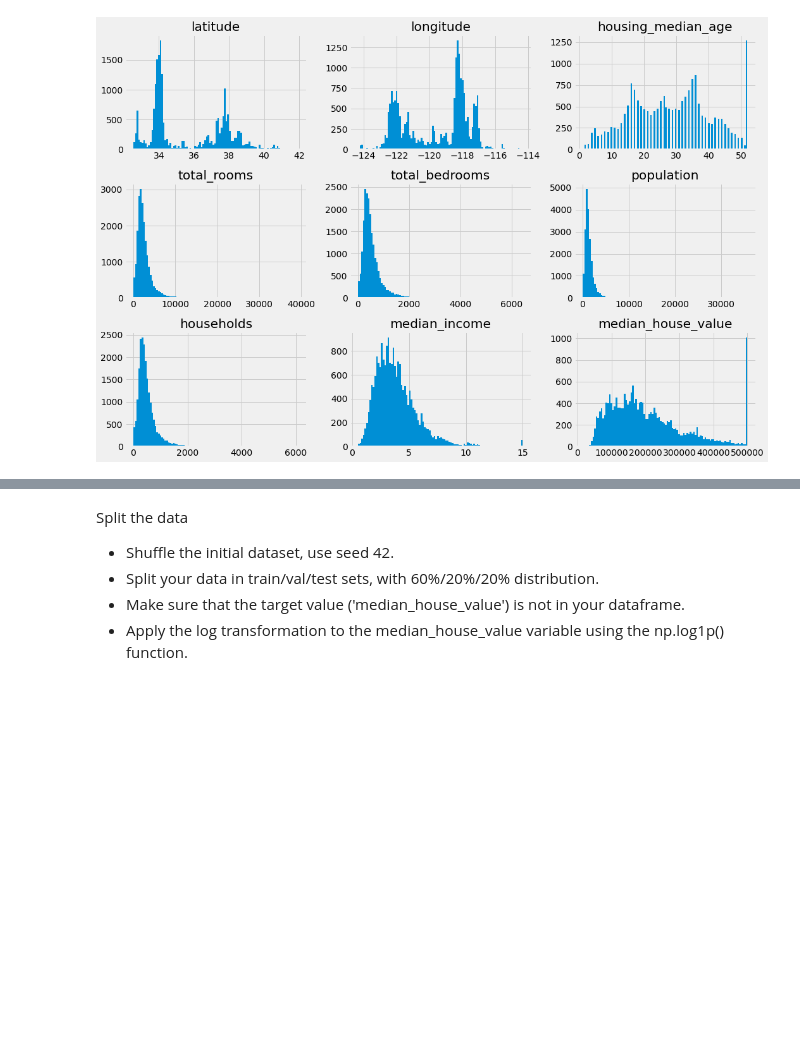
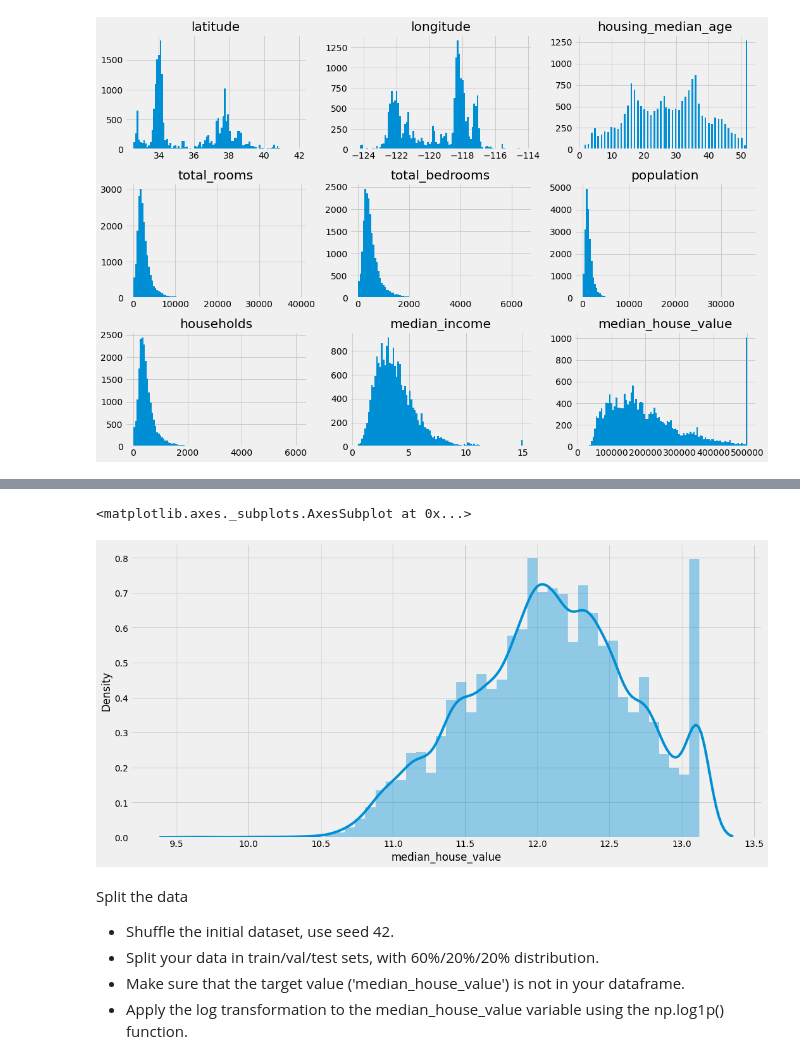
Before and after one commit to jcdumlao14/Homework-ml-zoomcamp, a Jupyter notebook: 02_Homework_Housing__Price_Prediction_2022.ipynb, the cells around one changed output, grey strips where cells are left out. Saved outputs shown, nothing was run; the diff lists cells and outputs as text; code cells hidden in the pictures; blank space fills up the shorter version.

```diff
--- a/02_Homework_Housing__Price_Prediction_2022.ipynb
+++ b/02_Homework_Housing__Price_Prediction_2022.ipynb
@@ -261,3 +244,9 @@ sns.displot(df.income_cat)
+# %%
+#@ Inspecting House Vaues:
+sns.distplot(np.log1p(df.median_house_value))
+# %% [output]
+<matplotlib.axes._subplots.AxesSubplot at 0x...>
+[figure, added]
 # %% [markdown]
 Split the data
 
```
Also changed, not shown: parts of 73 cells of this notebook.
